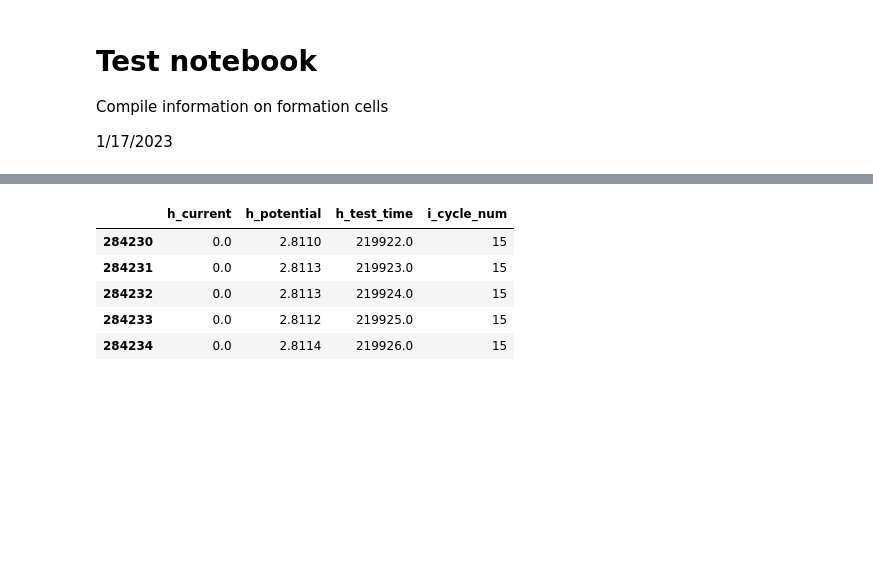
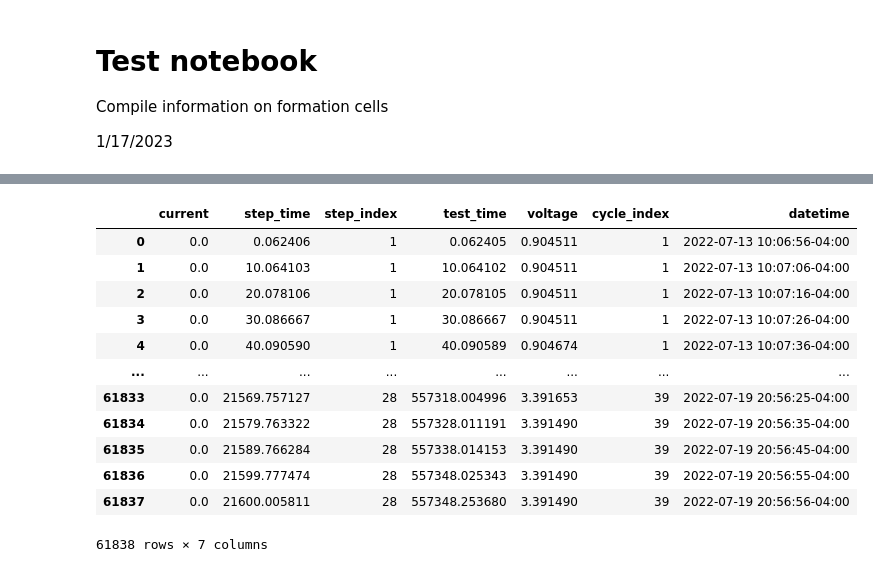
Before and after one commit to wengandrew/fast-formation, a Jupyter notebook: notebooks-2023/2023_01_17_Tests.ipynb, the cells around one changed output, grey strips where cells are left out. Saved outputs shown, nothing was run; the diff lists cells and outputs as text; code cells hidden in the pictures; blank space fills up the shorter version.

```diff
--- a/notebooks-2023/2023_01_17_Tests.ipynb
+++ b/notebooks-2023/2023_01_17_Tests.ipynb
@@ -18,0 +138,32 @@ TestRecord(id=16521, uuid='c917a8a8-66b3-4199-a2e7-0bcc8e199924', name='UMBL2022
+# %%
+def get_df(test_records, test_name):
+    """
+    Return a Pandas DataFrame from a test name
+    """
+
+    test_record = fetch_test_record(test_records, test_name)
+
+    reader = test_record.make_time_series_reader()
+    reader.add_trace_keys('h_test_time',
+                          'h_datapoint_time',
+                          'h_current',
+                          'h_potential',
+                          'h_step_index',
+                          'h_step_time')
+    reader.add_info_keys('i_cycle_num')
+
+    df = reader.read_pandas()
+    df['h_datapoint_datetime'] = pd.to_datetime(df['h_datapoint_time'], unit='ms')\
+                                   .dt.tz_localize('UTC')\
+                                   .dt.tz_convert('US/Eastern')
+
+    df = df.rename(columns={'h_current':'current'})
+    df = df.rename(columns={'h_step_time':'step_time'})
+    df = df.rename(columns={'h_test_time':'test_time'})
+    df = df.rename(columns={'h_step_index':'step_index'})
+    df = df.rename(columns={'h_datapoint_datetime':'datetime'})
+    df = df.rename(columns={'i_cycle_num':'cycle_index'})
+    df = df.rename(columns={'h_potential':'voltage'})
+    df = df.drop(columns=['h_datapoint_time'])
+
+    return df
@@ -19,15 +172,18 @@ TestRecord(id=16521, uuid='c917a8a8-66b3-4199-a2e7-0bcc8e199924', name='UMBL2022
 # %%
-tr = trs[7]
-
-reader = tr.make_time_series_reader()
-reader.add_trace_keys('h_current', 'h_potential', 'h_test_time')
-reader.add_info_keys('i_cycle_num')
-df = reader.read_pandas()
-df.tail()
+df = get_df(trs, 'UMBL2022FEB_CELL152028_FORMBASE_1_P25C_0P0PSI_20220713')
-# %% [output]
-|  | h_current | h_potential | h_test_time | i_cycle_num |
-| 284230 | 0.0 | 2.8110 | 219922.0 | 15 |
-| 284231 | 0.0 | 2.8113 | 219923.0 | 15 |
-| 284232 | 0.0 | 2.8113 | 219924.0 | 15 |
-| 284233 | 0.0 | 2.8112 | 219925.0 | 15 |
-| 284234 | 0.0 | 2.8114 | 219926.0 | 15 |
+# %%
+df
+# %% [output]
+|  | current | step_time | step_index | test_time | voltage | cycle_index | datetime |
+| 0 | 0.0 | 0.062406 | 1 | 0.062405 | 0.904511 | 1 | 2022-07-13 10:06:56-04:00 |
+| 1 | 0.0 | 10.064103 | 1 | 10.064102 | 0.904511 | 1 | 2022-07-13 10:07:06-04:00 |
+| 2 | 0.0 | 20.078106 | 1 | 20.078105 | 0.904511 | 1 | 2022-07-13 10:07:16-04:00 |
+| 3 | 0.0 | 30.086667 | 1 | 30.086667 | 0.904511 | 1 | 2022-07-13 10:07:26-04:00 |
+| 4 | 0.0 | 40.090590 | 1 | 40.090589 | 0.904674 | 1 | 2022-07-13 10:07:36-04:00 |
+| ... | ... | ... | ... | ... | ... | ... | ... |
+| 61833 | 0.0 | 21569.757127 | 28 | 557318.004996 | 3.391653 | 39 | 2022-07-19 20:56:25-04:00 |
+| 61834 | 0.0 | 21579.763322 | 28 | 557328.011191 | 3.391490 | 39 | 2022-07-19 20:56:35-04:00 |
+| 61835 | 0.0 | 21589.766284 | 28 | 557338.014153 | 3.391490 | 39 | 2022-07-19 20:56:45-04:00 |
+| 61836 | 0.0 | 21599.777474 | 28 | 557348.025343 | 3.391490 | 39 | 2022-07-19 20:56:55-04:00 |
+| 61837 | 0.0 | 21600.005811 | 28 | 557348.253680 | 3.391490 | 39 | 2022-07-19 20:56:56-04:00 |
+61838 rows × 7 columns
```
Also changed, not shown: parts of 16 cells of this notebook.
